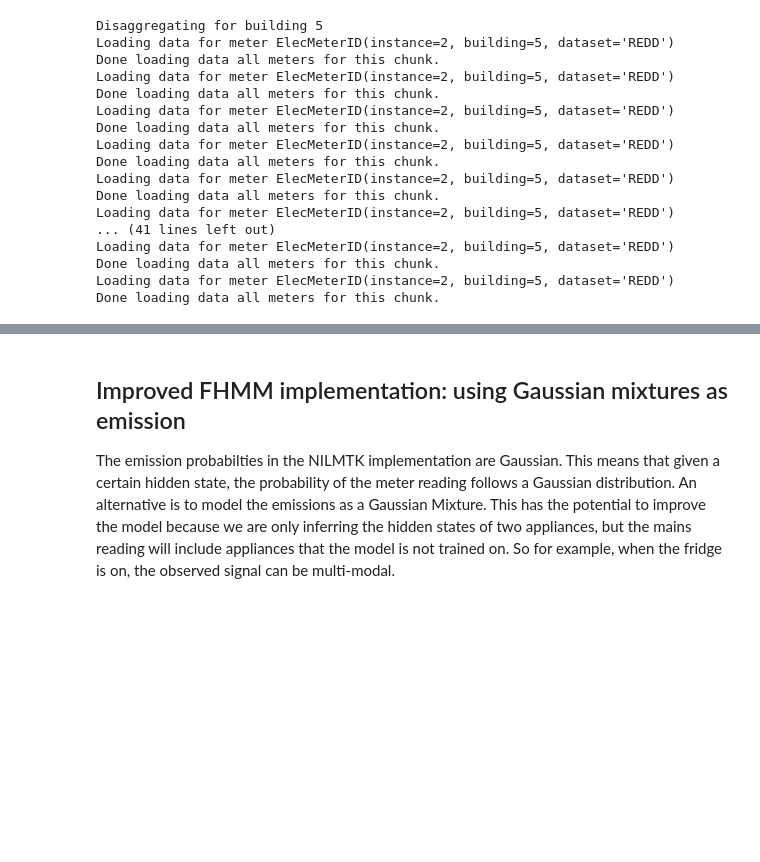
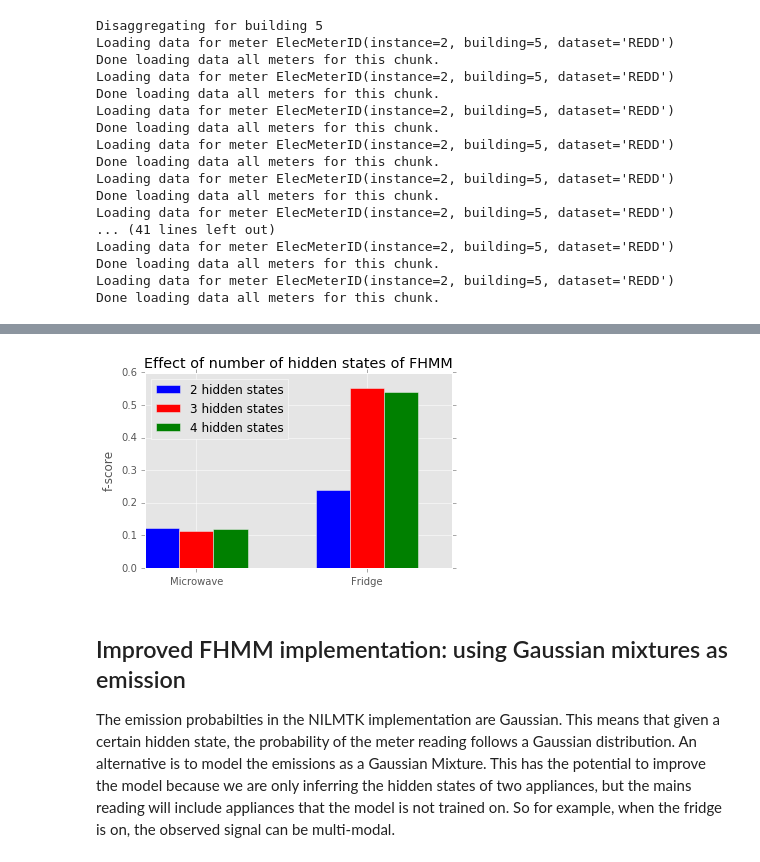
Before and after one commit to tperol/am207-NILM-project, a Jupyter notebook: fhmm.ipynb, the cells around one changed output, grey strips where cells are left out. Cells and saved outputs as stored; diff of their text form; code cells hidden in the pictures; blank space fills up the shorter version.

```diff
--- a/fhmm.ipynb
+++ b/fhmm.ipynb
@@ -286,0 +222,9 @@ dtype: float64
+# %%
+# Read disaggreated data
+disag_fhmm3 = DataSet(disag_filename)
+disag_fhmm3_elec = disag_fhmm3.buildings[test_houses].elec
+
+# compute f1 score
+f1_fhmm3 = f1_score(disag_fhmm3_elec, test_elec)
+f1_fhmm3.index = disag_fhmm3_elec.get_labels(f1_fhmm3.index)
+print(f1_fhmm3)
@@ -286,0 +235,22 @@ dtype: float64
+# %%
+# repeat with 4 hidden states
+# initialize FHMM model
+fhmm4 = fhmm_exact.FHMM()
+
+# train model
+fhmm4.train_across_buildings(train, training_houses, appliances, min_activation=0.001, number_of_states=4, sample_period=10)
+
+# run disaggregation and save to output
+disag_filename = 'redd-disag-fhmm_4.h5'
+output = HDFDataStore(disag_filename, 'w')
+fhmm4.disaggregate_across_buildings(test, output, [test_houses], sample_period=10)
+output.close()
+
+# Read disaggreated data
+disag_fhmm4 = DataSet(disag_filename)
+disag_fhmm4_elec = disag_fhmm4.buildings[test_houses].elec
+
+# compute f1 score
+f1_fhmm4 = f1_score(disag_fhmm4_elec, test_elec)
+f1_fhmm4.index = disag_fhmm3_elec.get_labels(f1_fhmm4.index)
+print(f1_fhmm4)
@@ -287,3 +275,17 @@ dtype: float64
+# %%
+# make comparison figure
+fig = plt.gcf()
+fig.set_size_inches(5.5, 3.5)
+bar2 = plt.bar([1,2], f1_fhmm.values, [0.2, 0.2], label='2 hidden states', color='b')
+bar3 = plt.bar([1.2,2.2], f1_fhmm3.values, [0.2, 0.2], label='3 hidden states', color='r')
+bar4 = plt.bar([1.4,2.4], f1_fhmm4.values, [0.2, 0.2], label='4 hidden states', color='green')
+plt.ylabel('f-score')
+plt.title('Effect of number of hidden states of FHMM')
+plt.xticks([1.3, 2.3], ('Microwave', 'Fridge'))
+plt.legend(loc=2)
+plt.savefig('num_states.pdf')
+# %% [output]
+[figure, added]
 # %% [markdown]
 ## Improved FHMM implementation: using Gaussian mixtures as emission
 The emission probabilties in the NILMTK implementation are Gaussian. This means that given a certain hidden state, the probability of the meter reading follows a Gaussian distribution. An alternative is to model the emissions as a Gaussian Mixture. This has the potential to improve the model because we are only inferring the hidden states of two appliances, but the mains reading will include appliances that the model is not trained on. So for example, when the fridge is on, the observed signal can be multi-modal.
```
Also changed, not shown: parts of 23 cells of this notebook.
